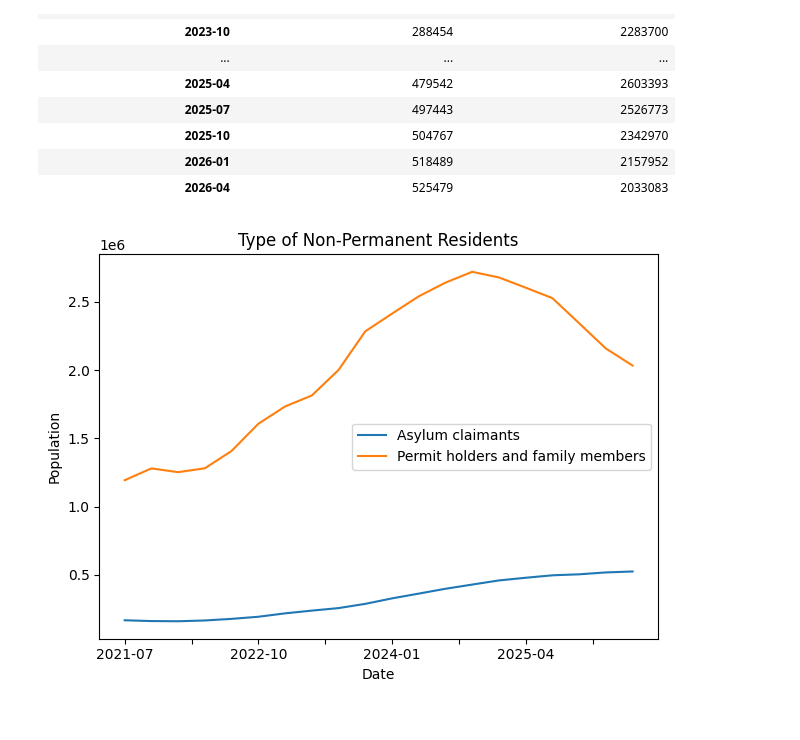
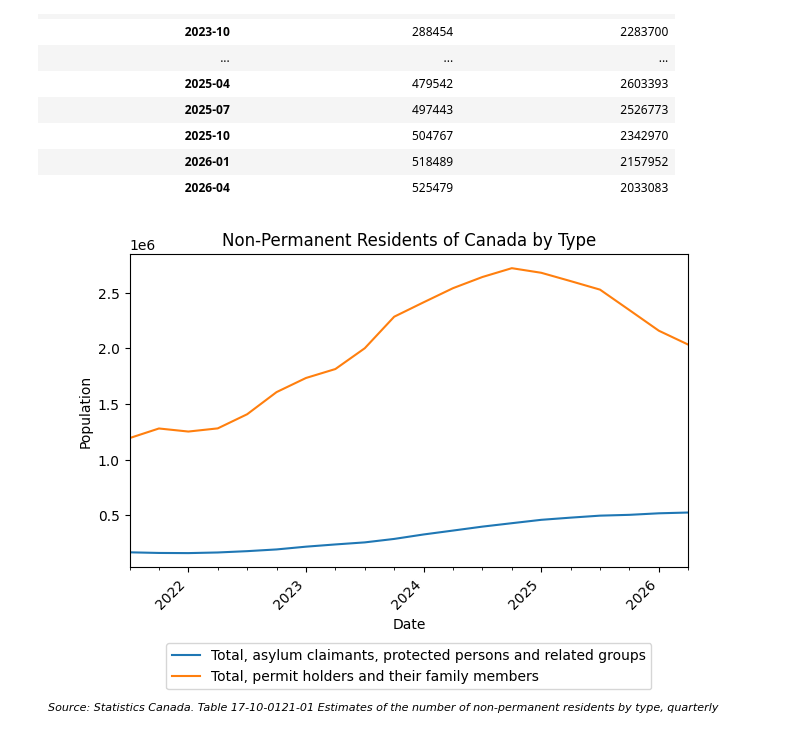
Before and after one commit to yrmo/gcinfo, a Jupyter notebook: non-permanent-by-type-2021-present.ipynb, the cells around one changed output. Cells and saved outputs as stored; diff of their text form; code cells hidden in the pictures.

Commit message:
Improve readability of plot in non permanent by type

```diff
--- a/non-permanent-by-type-2021-present.ipynb
+++ b/non-permanent-by-type-2021-present.ipynb
@@ -115,15 +115,38 @@ df_canada_filtered_pivot
 | 2026-01 | 518489 | 2157952 |
 | 2026-04 | 525479 | 2033083 |
 # %%
-fig, ax = plt.subplots()
+# Convert the index to real datetime first (if you haven’t already)
+df_canada_filtered_pivot.index = pd.to_datetime(df_canada_filtered_pivot.index)
 
-df_canada_filtered_pivot.plot(ax=ax)
+ax = df_canada_filtered_pivot.plot()
 
-ax.set_title("Type of Non-Permanent Residents")
-ax.set_xlabel("Date")
-ax.set_ylabel("Population")
+plt.title("Non-Permanent Residents of Canada by Type")
+plt.xlabel("Date")
+plt.ylabel("Population")
 
+# Legend below the plot
+ax.legend(
+    title=None,
+    loc="upper center",
+    bbox_to_anchor=(0.5, -0.22),
+    ncol=1,
+    frameon=True
+)
+
+# Source citation (moved lower)
+plt.figtext(
+    0.5, -0.03,   # lowered from 0.01 to -0.02
+    "Source: Statistics Canada. Table 17-10-0121-01 Estimates of the number of non-permanent residents by type, quarterly",
+    ha="center",
+    fontsize=8,
+    style="italic"
+)
+
+# Extra room at the bottom
+plt.subplots_adjust(bottom=0.3)
+
+plt.xticks(rotation=45, ha="right")
 plt.tight_layout()
 plt.show()
 # %% [output]
-[figure, old version]
+[figure, new version]
```
